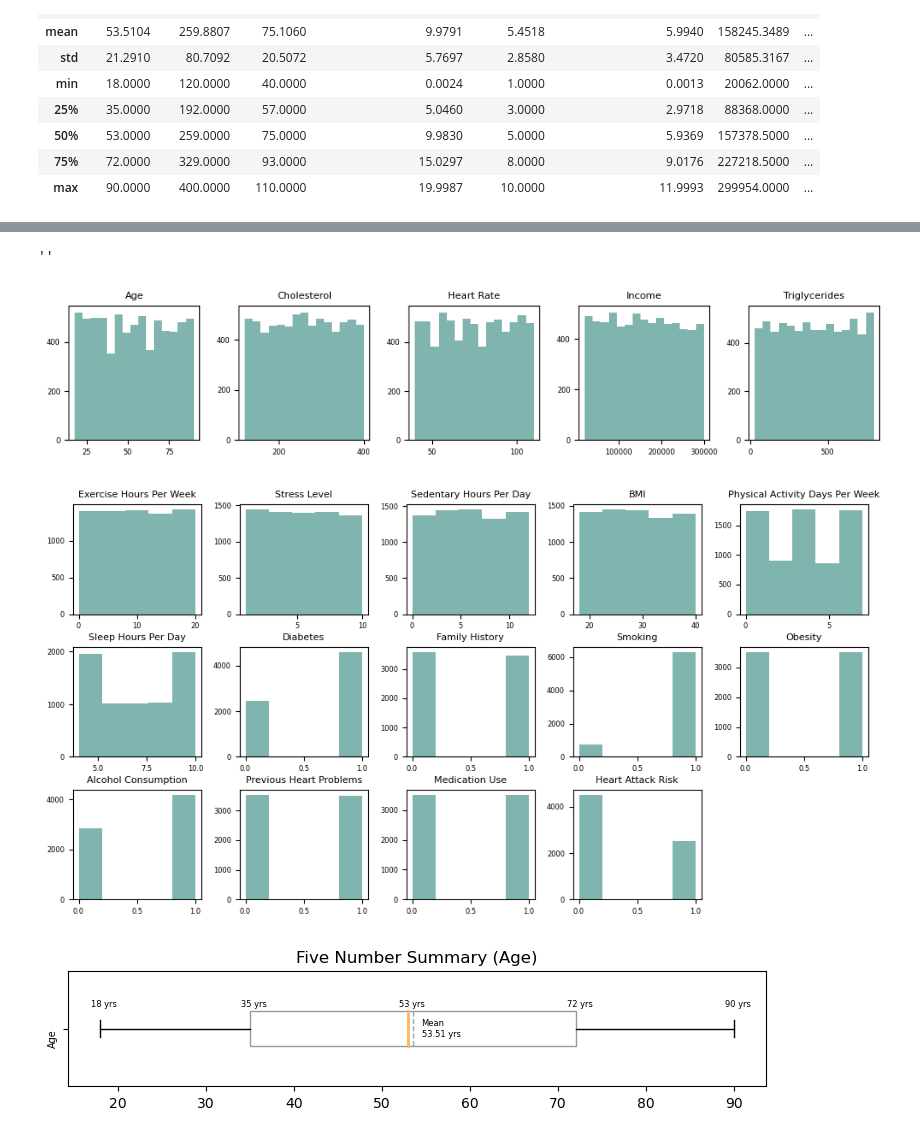
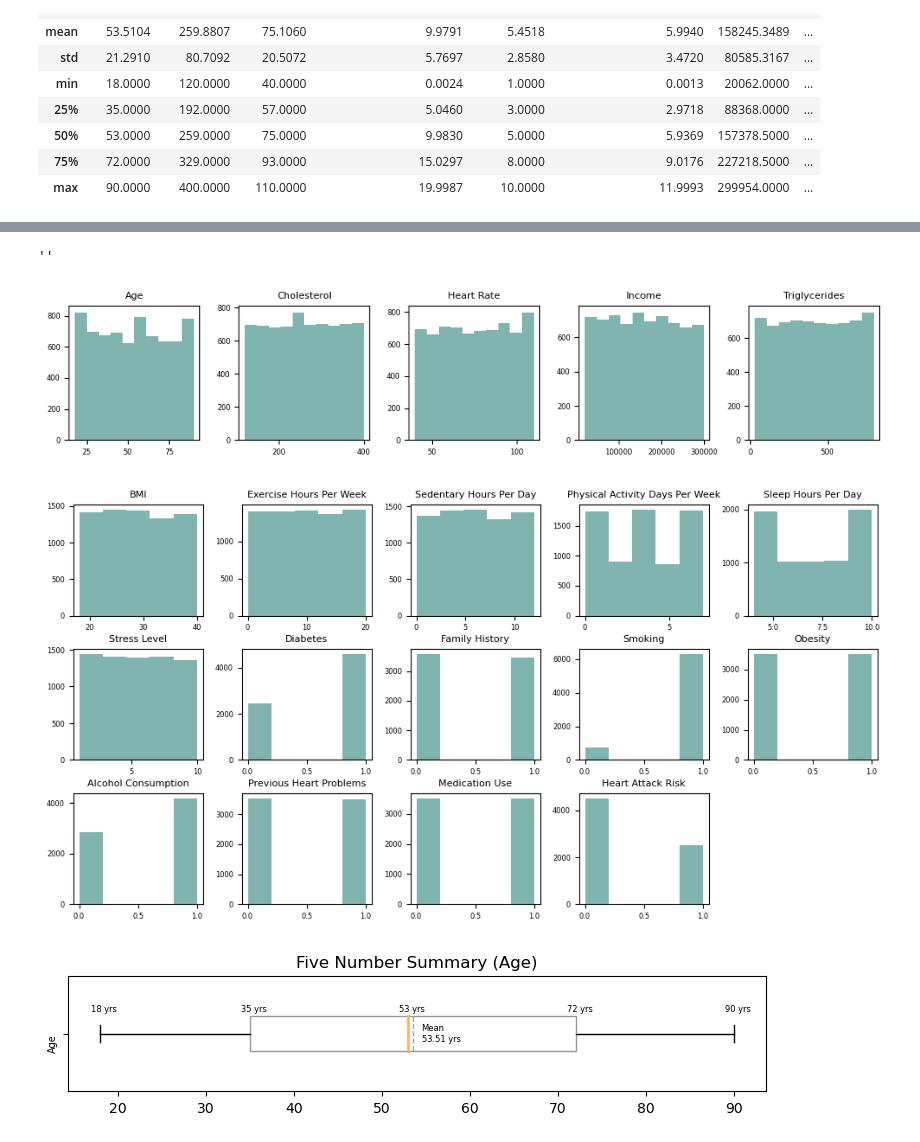
Before and after one commit to hend-a-ghafour/Heart_Attack_Risk_Analysis, a Jupyter notebook: Heart_Attack_Risk_Analysis.ipynb, the cells around one changed output, grey strips where cells are left out. Cells and saved outputs as stored; diff of their text form; code cells hidden in the pictures.

Commit message:
Adjustong histograms and box plots

```diff
--- a/Heart_Attack_Risk_Analysis.ipynb
+++ b/Heart_Attack_Risk_Analysis.ipynb
@@ -220,18 +240,15 @@ df_stats
 # %%
-hist1 =df.loc[:,['Age','Cholesterol','Heart Rate','Income','Triglycerides']]
-hist2 =df.loc[:,['Exercise Hours Per Week','Stress Level','Sedentary Hours Per Day','BMI','Physical Activity Days Per Week',\
-                 'Sleep Hours Per Day','Diabetes','Family History','Smoking','Obesity','Alcohol Consumption',\
-                 'Previous Heart Problems','Medication Use','Heart Attack Risk']]
-
-fig1=hist1.hist(grid=False, figsize=(12,2),xlabelsize=6,ylabelsize=6,bins=15,layout=(1,5),color ='#80B4ae')
+hist1 =df.iloc[:,[1,3,5,17,19]]
+hist2 =df.iloc[:,[18,11,16,20,21,15,6,7,8,9,10,13,14,25]]
+fig1=hist1.hist(grid=False, figsize=(12,2),xlabelsize=6,ylabelsize=6,bins=10,layout=(1,5),color ='#80B4ae')
 [x.title.set_size(8) for x in fig1.ravel()]
 fig2=hist2.hist(grid=False, figsize=(12,6),xlabelsize=6,ylabelsize=6,bins=5,layout=(3,5),color='#80B4ae')
 [x.title.set_size(8) for x in fig2.ravel()]
 ;
 # %% [output]
 ''
-[figure, old version]
+[figure, new version]
-[figure, old version]
+[figure, new version]
 # %%
 #Distributions (Five Number Summary):
 
```
Also changed, not shown: parts of 3 cells of this notebook.
